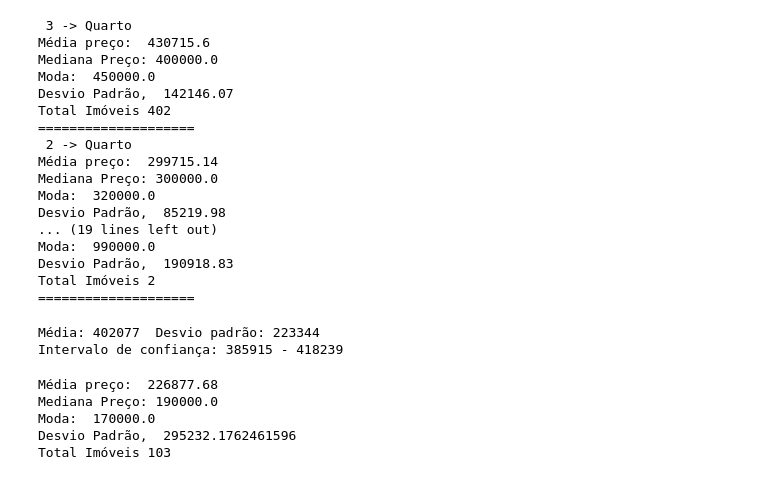
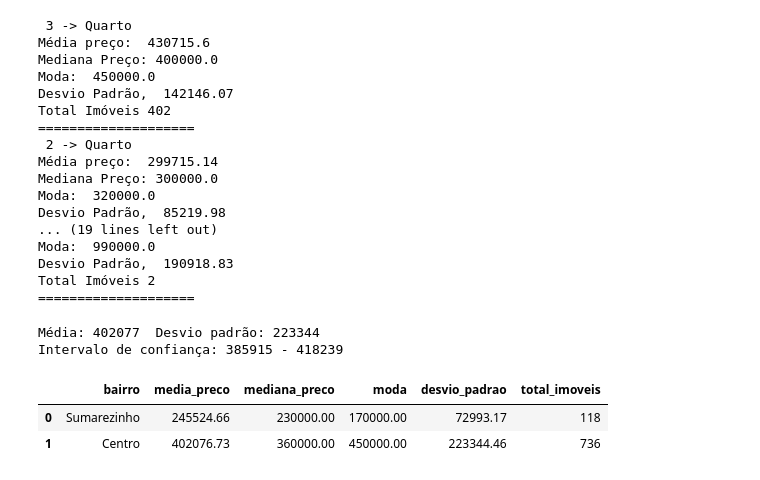
Before and after one commit to rodrigorocha1/extracao_viva_real_selenium, a Jupyter notebook: notebooks_exemplo/visualizacaov2.ipynb, the cells around one changed output. Saved outputs shown, nothing was run; the diff lists cells and outputs as text; code cells hidden in the pictures.

```diff
--- a/notebooks_exemplo/visualizacaov2.ipynb
+++ b/notebooks_exemplo/visualizacaov2.ipynb
@@ -23,7 +23,7 @@ def obter_intervalo_confianca(dataframe: pd.DataFrame):
     # Imprime o intervalo de confiança para a média
     print('Intervalo de confiança:', round(inf), '-', round(sup))
 # %%
-def obter_resumo(tipo_imovel: str, bairro: str = None, banheiro: int = None, quartos: int = None):
+def obter_resumo(tipo_imovel: str, bairro: str = None, banheiro: int = None, quartos: int = None) -> pd.DataFrame:
     query = f'  tipo_imovel == "{tipo_imovel}"'
     if bairro is not None:
         query += f' and bairro_teste == "{bairro}"  '
@@ -35,7 +35,7 @@ def obter_resumo(tipo_imovel: str, bairro: str = None, banheiro: int = None, qua
     base_original = base_original.query(query)
     return base_original
 # %%
-def obter_estatistica(base_original : pd.DataFrame, bairros: List[str], base_original_completa: pd.Datafame):
+def obter_estatistica(bairros: List[str], base_original_completa: pd.DataFrame) -> pd.DataFrame:
     lista_dados = []
     for bairro in bairros:
         dados_temp = base_original_completa.query(
@@ -44,13 +44,13 @@ def obter_estatistica(base_original : pd.DataFrame, bairros: List[str], base_ori
             {
                 'bairro': bairro,
                 'media_preco':  round(dados_temp['preco'].mean(), 2),
-                'mediana_preco':  round(base_original['preco'].median(), 2),
-                'moda': round(base_original['preco'].mode()[0], 2),
-                'desvio_padrao': round(base_original['preco'].std(), 2),
-                'total_imoveis': base_original.shape[0]
+                'mediana_preco':  round(dados_temp['preco'].median(), 2),
+                'moda': round(dados_temp['preco'].mode()[0], 2),
+                'desvio_padrao': round(dados_temp['preco'].std(), 2),
+                'total_imoveis': dados_temp.shape[0]
             }
         )
-    df = pd.Datafame(lista_dados)
+    df = pd.DataFrame(lista_dados)
     return df
 # %% [markdown]
 - Preço Geral
@@ -345,11 +341,9 @@ obter_intervalo_confianca(base_original_bairro)
 # %% [output]
 Média: 402077  Desvio padrão: 223344
 Intervalo de confiança: 385915 - 418239
-# %%
-obter_estatistica(base_original_bairro)
-# %% [output]
-Média preço:  226877.68
-Mediana Preço: 190000.0
-Moda:  170000.0
-Desvio Padrão,  295232.1762461596
-Total Imóveis 103
+# %%
+obter_estatistica(bairros=['Sumarezinho', 'Centro'], base_original_completa=base_original_completa)
+# %% [output]
+|  | bairro | media_preco | mediana_preco | moda | desvio_padrao | total_imoveis |
+| 0 | Sumarezinho | 245524.66 | 230000.00 | 170000.00 | 72993.17 | 118 |
+| 1 | Centro | 402076.73 | 360000.00 | 450000.00 | 223344.46 | 736 |
```
Also changed, not shown: parts of 1 cell of this notebook.
